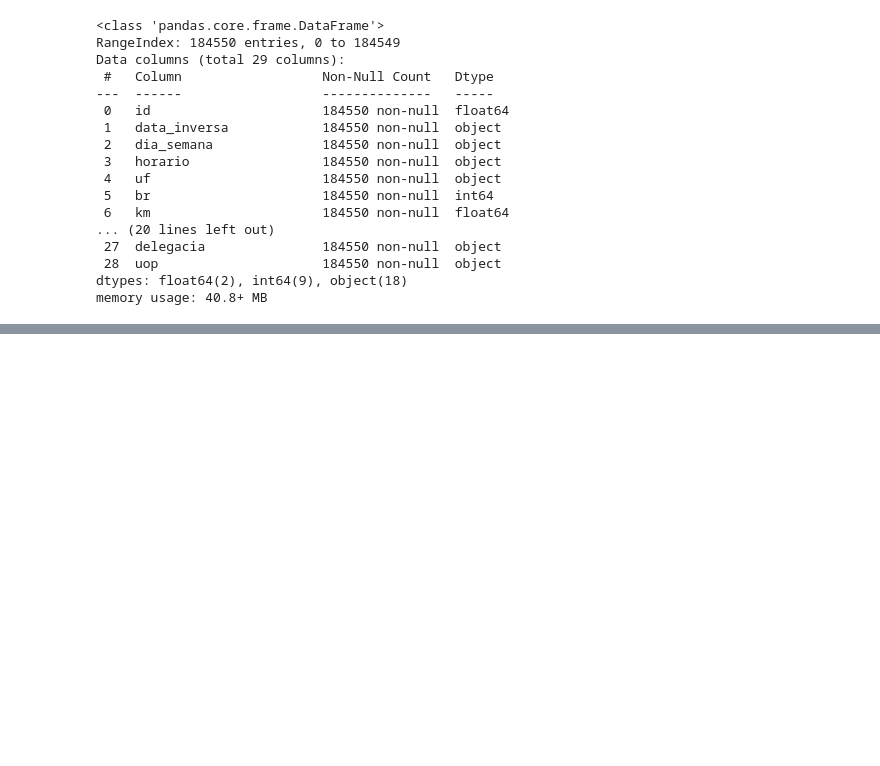
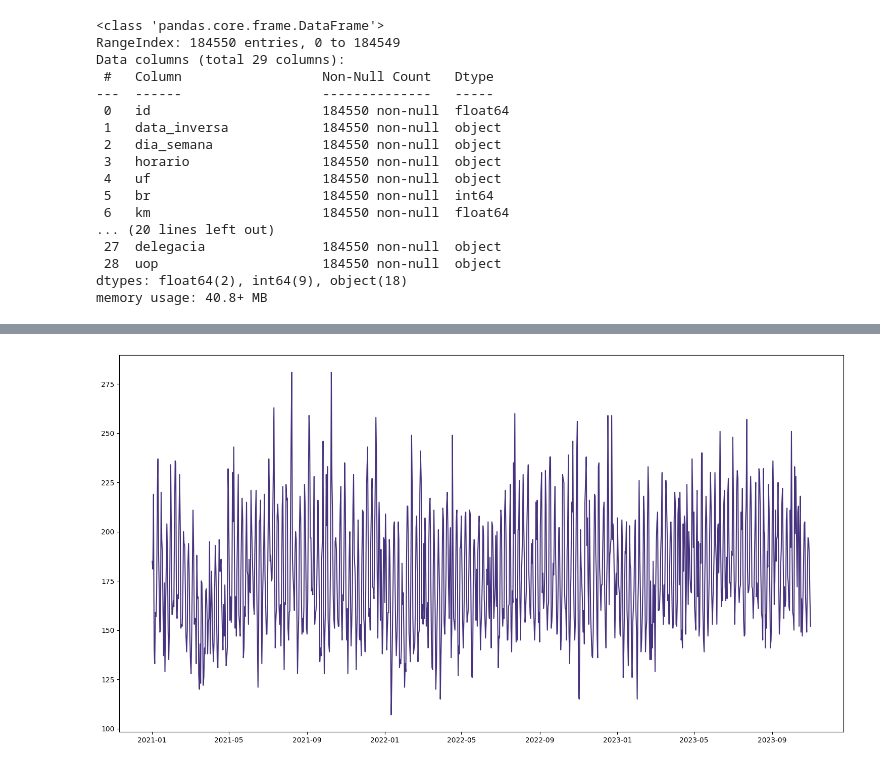
Before and after one commit to Muniz97/Data-Science---Federal-road-accidents---Brazil, a Jupyter notebook: 2 - Statistic/Federal_Accidents_Statistic.ipynb, the cells around one changed output, grey strips where cells are left out. Saved outputs shown, nothing was run; the diff lists cells and outputs as text; code cells hidden in the pictures; blank space fills up the shorter version.

```diff
--- a/2 - Statistic/Federal_Accidents_Statistic.ipynb
+++ b/2 - Statistic/Federal_Accidents_Statistic.ipynb
@@ -37,0 +109,9 @@ memory usage: 40.8+ MB
+# %%
+counts = df['data_inversa'].value_counts().sort_index()
+
+plt.figure(figsize=(15,8))
+plt.plot(counts.index, counts.values)
+
+plt.tight_layout()
+# %% [output]
+[figure, added]
```
Also changed, not shown: parts of 15 cells of this notebook.
